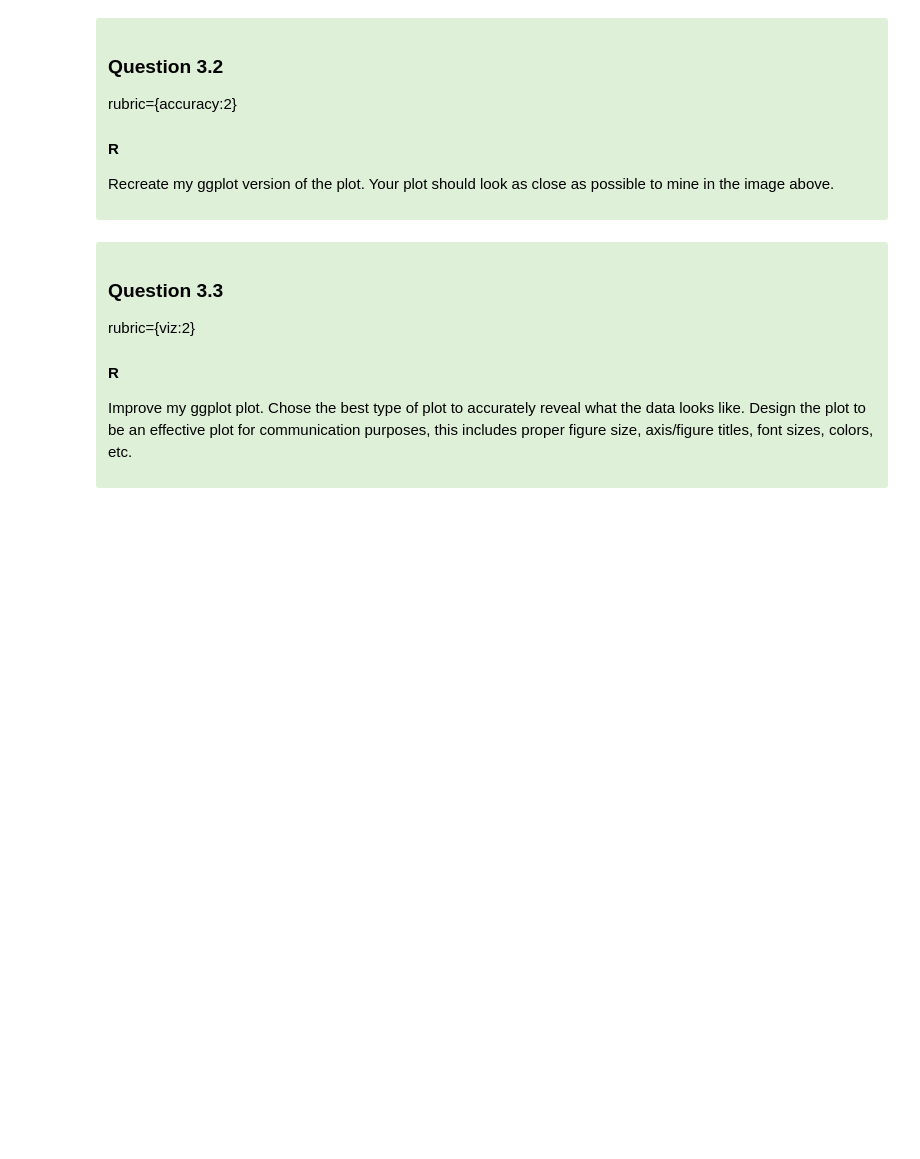
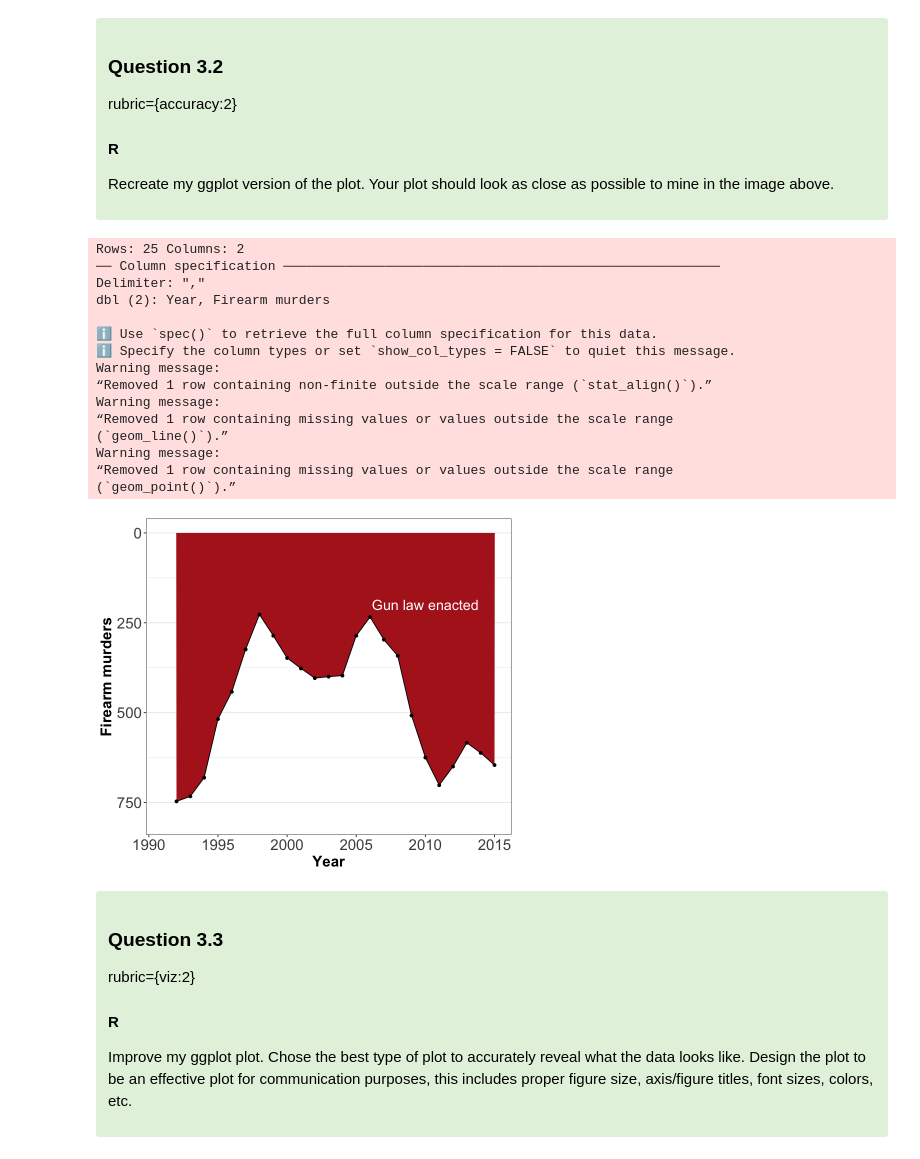
Before and after one commit to JordanKaseram/MDS-Data-550-Labs, a Jupyter notebook: lab3/lab3-R.ipynb, the cells around one changed output. Drawn from its saved outputs; the diff is of its cells as text; code cells hidden in the pictures; blank space fills up the shorter version.

```diff
--- a/lab3/lab3-R.ipynb
+++ b/lab3/lab3-R.ipynb
@@ -376,3 +409,47 @@ rubric={accuracy:2}
+# %%
+# YOUR ANSWER HERE
+options(repr.plot.width = 7, repr.plot.height = 6)
+
+guns_df <- read_csv("data/guns-r-us.csv")
+
+ggplot(guns_df, aes(x = Year, y = `Firearm murders`)) +
+  geom_area(fill = "firebrick") +
+  geom_line() +
+  geom_point() +
+  scale_y_reverse(limits = c(800,0), breaks = c(0,250,500,750)) +
+  annotate(
+    "text",
+    x = 2010,
+    y = 200,
+    label = "Gun law enacted",
+    color = "white",
+    size = 6
+  ) +
+  theme_bw() +
+  theme(
+      axis.title = element_text(face = "bold", size = 18),
+      axis.text = element_text(size = 18),
+      panel.grid.major.x = element_blank(),
+      panel.grid.minor.x = element_blank(),
+
+  )
+# %% [output]
+Rows: 25 Columns: 2
+── Column specification ────────────────────────────────────────────────────────
+Delimiter: ","
+dbl (2): Year, Firearm murders
+
+ℹ Use `spec()` to retrieve the full column specification for this data.
+ℹ Specify the column types or set `show_col_types = FALSE` to quiet this message.
+Warning message:
+“Removed 1 row containing non-finite outside the scale range (`stat_align()`).”
+Warning message:
+“Removed 1 row containing missing values or values outside the scale range
+(`geom_line()`).”
+Warning message:
+“Removed 1 row containing missing values or values outside the scale range
+(`geom_point()`).”
+[figure, added]
 # %% [markdown]
 <div class="alert alert-success" style="color:black">
 
```
Also changed, not shown: parts of 12 cells of this notebook.
